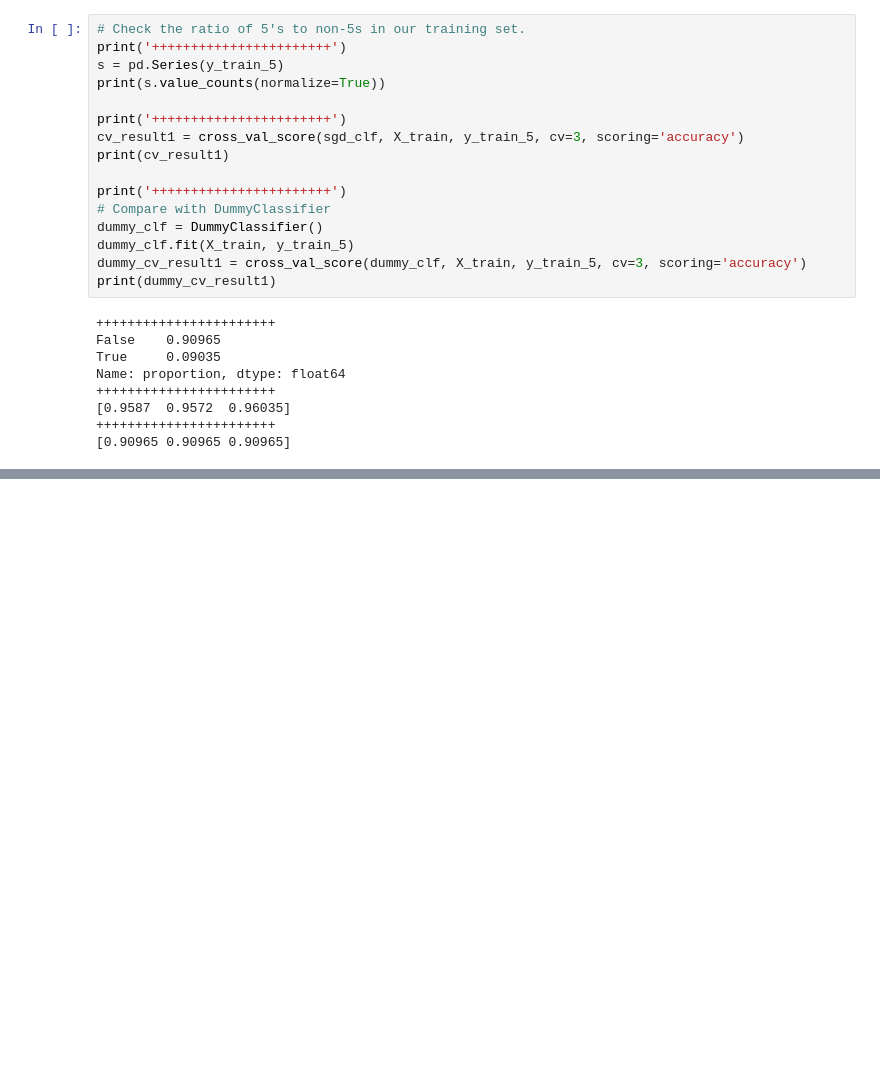
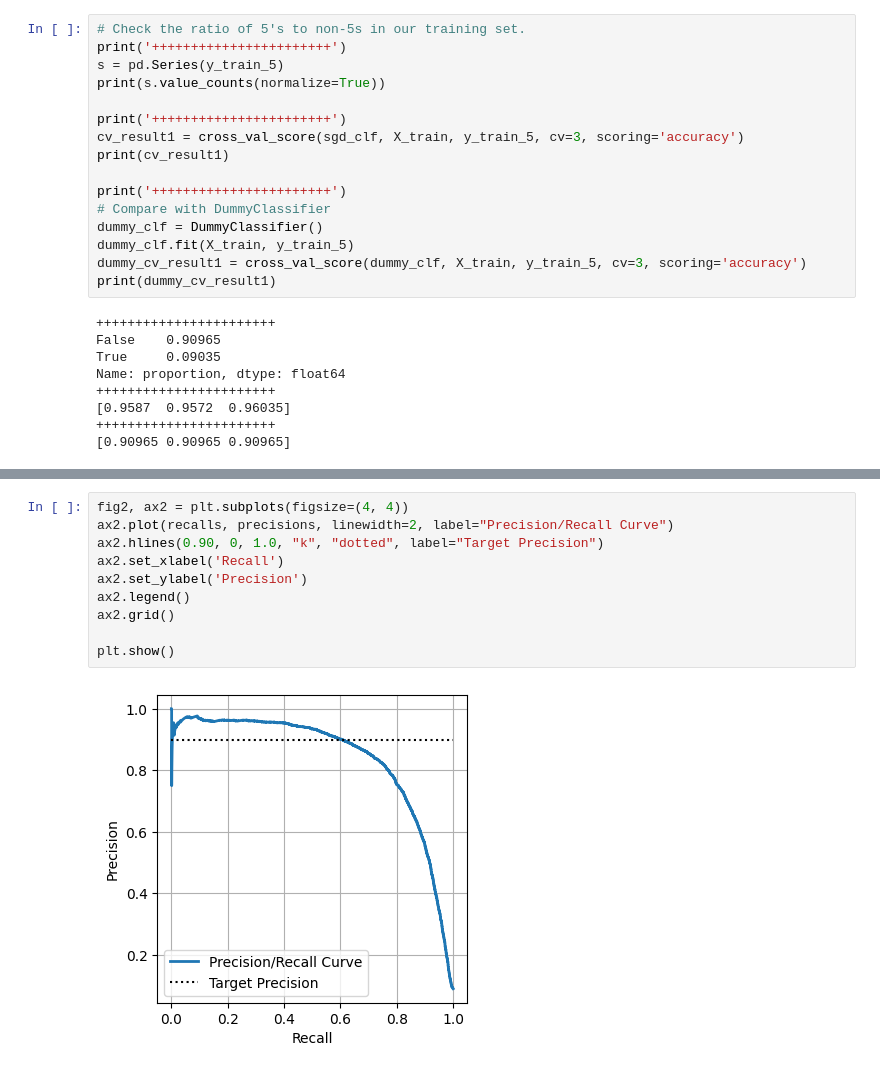
Before and after one commit to aaronshirk/data_science_projects, a Jupyter notebook: mnist_classification/notebook.ipynb, the cells around one changed output, grey strips where cells are left out. Saved outputs shown, nothing was run; the diff lists cells and outputs as text; blank space fills up the shorter version.

```diff
--- a/mnist_classification/notebook.ipynb
+++ b/mnist_classification/notebook.ipynb
@@ -126,0 +218,12 @@ Name: proportion, dtype: float64
+# %%
+fig2, ax2 = plt.subplots(figsize=(4, 4))
+ax2.plot(recalls, precisions, linewidth=2, label="Precision/Recall Curve")
+ax2.hlines(0.90, 0, 1.0, "k", "dotted", label="Target Precision")
+ax2.set_xlabel('Recall')
+ax2.set_ylabel('Precision')
+ax2.legend()
+ax2.grid()
+
+plt.show()
+# %% [output]
+[figure, added]
```
Also changed, not shown: parts of 9 cells of this notebook.
